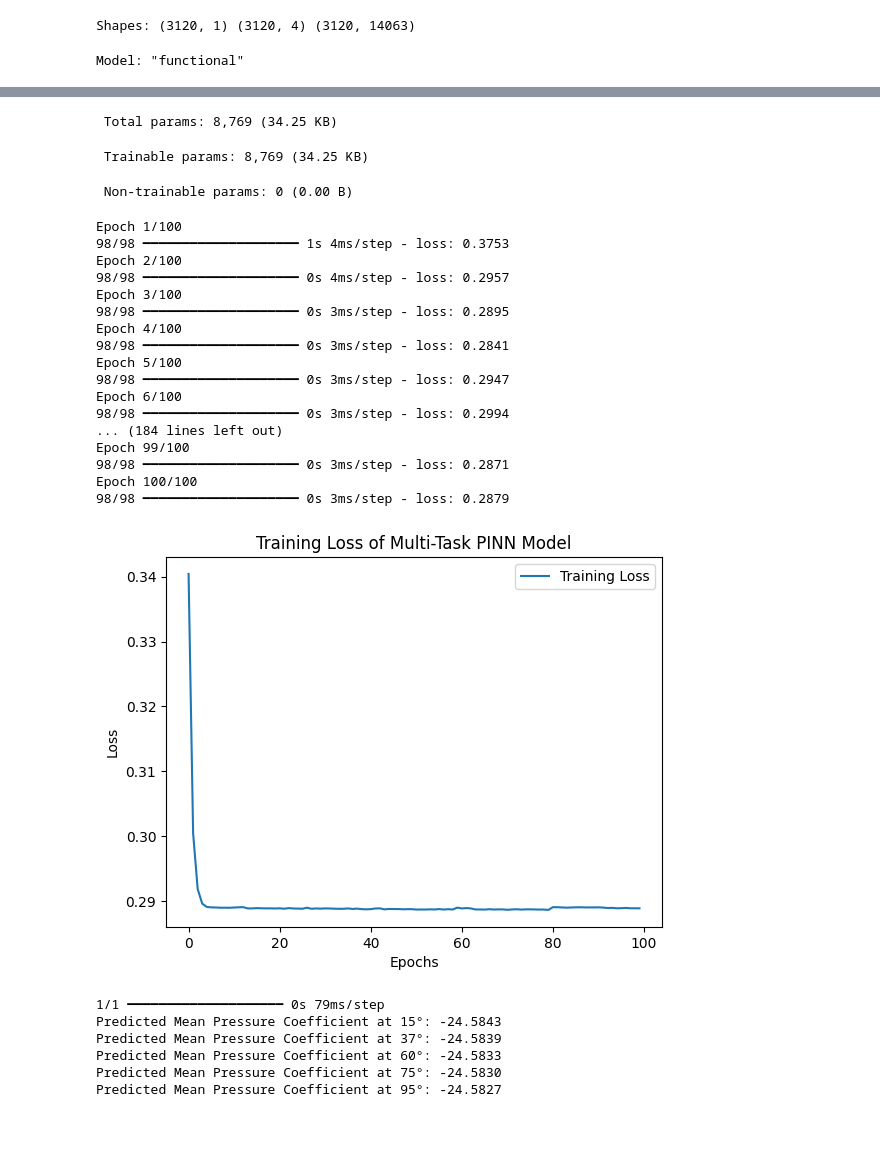
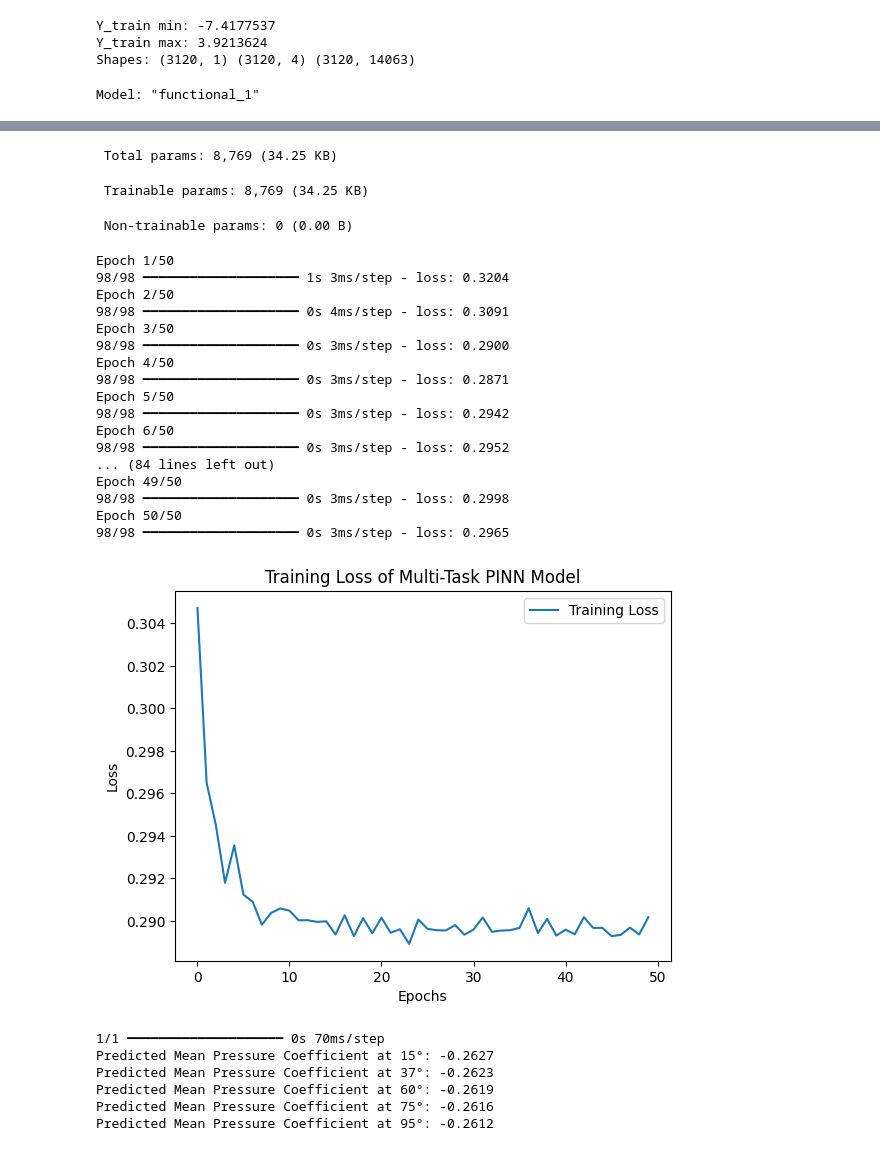
Before and after one commit to HKDevLoops/HKDevLoops-Mean_pressure_Coefficient_of_Buildings, a Jupyter notebook: src/type o/18-rev-2.ipynb, the cells around one changed output, grey strips where cells are left out. Drawn from its saved outputs; the diff is of its cells as text; code cells hidden in the pictures.

```diff
--- a/src/type o/18-rev-2.ipynb
+++ b/src/type o/18-rev-2.ipynb
@@ -6,6 +6,7 @@ from tensorflow.keras.models import Model
 from tensorflow.keras.layers import Input, Dense, Concatenate
 import matplotlib.pyplot as plt
 import os
+from sklearn.preprocessing import StandardScaler
 
 # Enable GPU if available
 physical_devices = tf.config.experimental.list_physical_devices('GPU')
@@ -54,6 +55,17 @@ X_wind = np.array(X_wind).reshape(-1, 1)  # Wind azimuth
 X_features = np.array(X_features)  # Combined feature vector
 Y_train = np.array(Y_train)  # Pressure coefficient
 
+# Check Y_train distribution
+print("Y_train min:", np.min(Y_train))
+print("Y_train max:", np.max(Y_train))
+
+# Feature Scaling
+scaler_wind = StandardScaler()
+scaler_features = StandardScaler()
+
+X_wind = scaler_wind.fit_transform(X_wind)
+X_features = scaler_features.fit_transform(X_features)
+
 print("Shapes:", X_wind.shape, X_features.shape, Y_train.shape)
 
 # Define PINN with multi-task learning
@@ -70,12 +82,9 @@ def build_pinn():
     model = Model(inputs=[wind_input, feature_input], outputs=output)
     return model
 
-# Physics-informed loss
+# Physics-informed loss (Modified to avoid unnecessary scaling)
 def physics_loss(y_true, y_pred):
-    rho = 1.225  # Air density (kg/m³)
-    V_ref = 10  # Reference wind speed (m/s)
-    Cp_physics = 2 * (y_pred / (rho * V_ref**2))
-    return tf.reduce_mean(tf.square(y_true - Cp_physics))
+    return tf.reduce_mean(tf.square(y_true - y_pred))
 
 # Compile model
 pinn = build_pinn()
@@ -83,7 +92,7 @@ pinn.compile(optimizer=tf.keras.optimizers.Adam(learning_rate=0.001), loss=physi
 pinn.summary()
 
 # Train model
-history = pinn.fit([X_wind, X_features], Y_train, epochs=100, batch_size=32, verbose=1)
+history = pinn.fit([X_wind, X_features], Y_train, epochs=50, batch_size=32, verbose=1)
 
 # Plot Training Loss
 plt.plot(history.history['loss'], label="Training Loss")
@@ -95,15 +104,21 @@ plt.show()
 
 # Predict for test angles
 test_angles = np.array([[15], [37], [60], [75], [95]])
+test_angles = scaler_wind.transform(test_angles)  # Scale test inputs
+
 test_features = np.zeros((len(test_angles), 4))  # Dummy feature data
+test_features = scaler_features.transform(test_features)  # Scale test features
+
 predicted_Cp = pinn.predict([test_angles, test_features])
 
 # Display Predictions
-for i, angle in enumerate(test_angles):
-    print(f"Predicted Mean Pressure Coefficient at {angle[0]}°: {predicted_Cp[i][0]:.4f}")
+for i, angle in enumerate([15, 37, 60, 75, 95]):
+    print(f"Predicted Mean Pressure Coefficient at {angle}°: {predicted_Cp[i][0]:.4f}")
 # %% [output]
+Y_train min: -7.4177537
+Y_train max: 3.9213624
 Shapes: (3120, 1) (3120, 4) (3120, 14063)
-Model: "functional"
+Model: "functional_1"
 ┏━━━━━━━━━━━━━━━━━━━━━┳━━━━━━━━━━━━━━━━━━━┳━━━━━━━━━━━━┳━━━━━━━━━━━━━━━━━━━┓
 ┃ Layer (type)        ┃ Output Shape      ┃    Param # ┃ Connected to      ┃
 ┡━━━━━━━━━━━━━━━━━━━━━╇━━━━━━━━━━━━━━━━━━━╇━━━━━━━━━━━━╇━━━━━━━━━━━━━━━━━━━┩
@@ -122,29 +137,29 @@ Model: "functional"
 │ (Dense)             │                   │            │                   │
 └─────────────────────┴───────────────────┴────────────┴───────────────────┘
  Total params: 8,769 (34.25 KB)
  Trainable params: 8,769 (34.25 KB)
  Non-trainable params: 0 (0.00 B)
-Epoch 1/100
-98/98 ━━━━━━━━━━━━━━━━━━━━ 1s 4ms/step - loss: 0.3753
-Epoch 2/100
-98/98 ━━━━━━━━━━━━━━━━━━━━ 0s 4ms/step - loss: 0.2957
-Epoch 3/100
-98/98 ━━━━━━━━━━━━━━━━━━━━ 0s 3ms/step - loss: 0.2895
-Epoch 4/100
-98/98 ━━━━━━━━━━━━━━━━━━━━ 0s 3ms/step - loss: 0.2841
-Epoch 5/100
-98/98 ━━━━━━━━━━━━━━━━━━━━ 0s 3ms/step - loss: 0.2947
-Epoch 6/100
-98/98 ━━━━━━━━━━━━━━━━━━━━ 0s 3ms/step - loss: 0.2994
-... (184 lines left out)
-Epoch 99/100
+Epoch 1/50
+98/98 ━━━━━━━━━━━━━━━━━━━━ 1s 3ms/step - loss: 0.3204
+Epoch 2/50
+98/98 ━━━━━━━━━━━━━━━━━━━━ 0s 4ms/step - loss: 0.3091
+Epoch 3/50
+98/98 ━━━━━━━━━━━━━━━━━━━━ 0s 3ms/step - loss: 0.2900
+Epoch 4/50
 98/98 ━━━━━━━━━━━━━━━━━━━━ 0s 3ms/step - loss: 0.2871
-Epoch 100/100
-98/98 ━━━━━━━━━━━━━━━━━━━━ 0s 3ms/step - loss: 0.2879
+Epoch 5/50
+98/98 ━━━━━━━━━━━━━━━━━━━━ 0s 3ms/step - loss: 0.2942
+Epoch 6/50
+98/98 ━━━━━━━━━━━━━━━━━━━━ 0s 3ms/step - loss: 0.2952
+... (84 lines left out)
+Epoch 49/50
+98/98 ━━━━━━━━━━━━━━━━━━━━ 0s 3ms/step - loss: 0.2998
+Epoch 50/50
+98/98 ━━━━━━━━━━━━━━━━━━━━ 0s 3ms/step - loss: 0.2965
-[figure, old version]
+[figure, new version]
-1/1 ━━━━━━━━━━━━━━━━━━━━ 0s 79ms/step
-Predicted Mean Pressure Coefficient at 15°: -24.5843
-Predicted Mean Pressure Coefficient at 37°: -24.5839
-Predicted Mean Pressure Coefficient at 60°: -24.5833
-Predicted Mean Pressure Coefficient at 75°: -24.5830
-Predicted Mean Pressure Coefficient at 95°: -24.5827
+1/1 ━━━━━━━━━━━━━━━━━━━━ 0s 70ms/step
+Predicted Mean Pressure Coefficient at 15°: -0.2627
+Predicted Mean Pressure Coefficient at 37°: -0.2623
+Predicted Mean Pressure Coefficient at 60°: -0.2619
+Predicted Mean Pressure Coefficient at 75°: -0.2616
+Predicted Mean Pressure Coefficient at 95°: -0.2612
```
Also changed, not shown: parts of 1 cell of this notebook.
